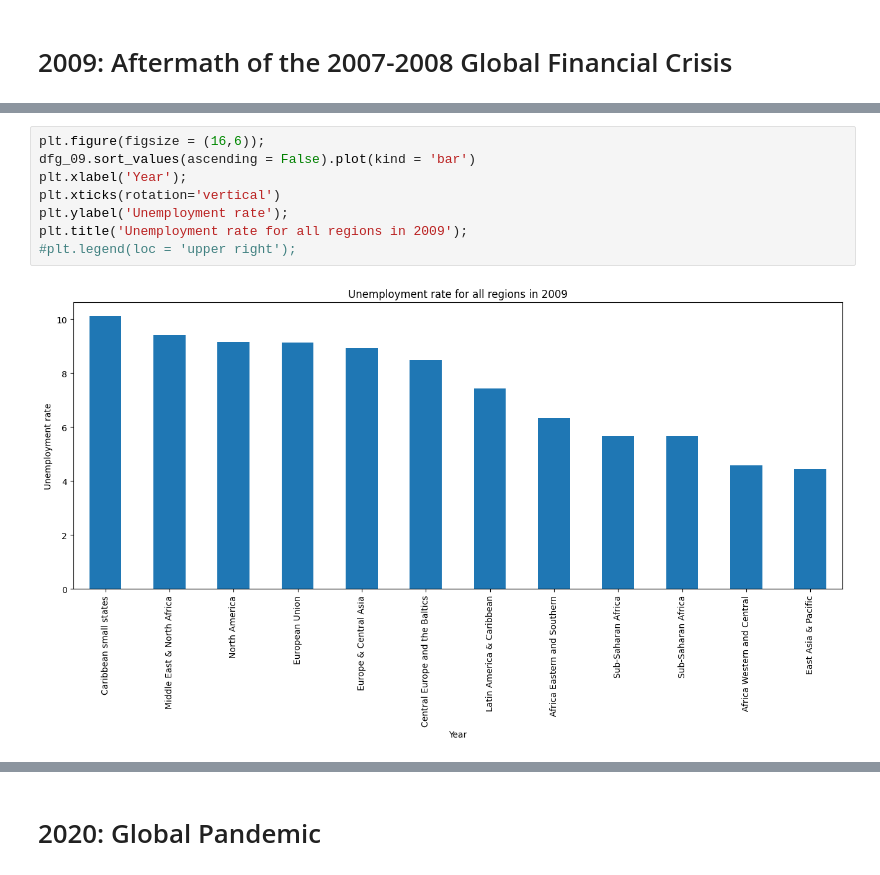
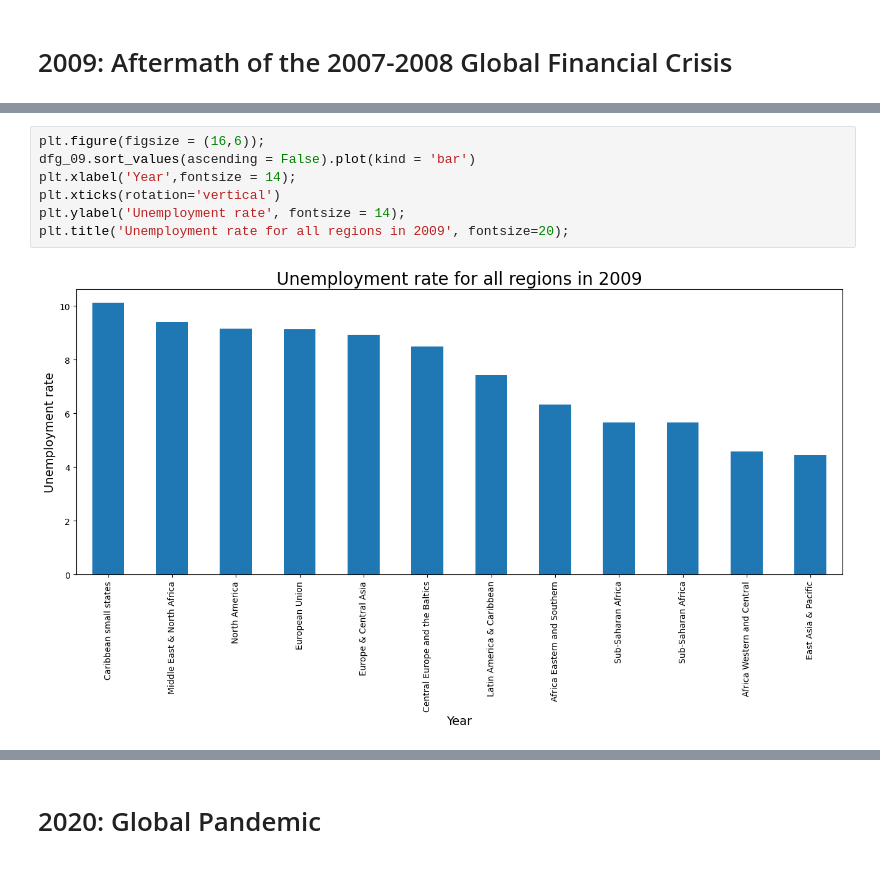
Before and after one commit to lorrespz/Kaggle_Data_Analysis_Projects, a Jupyter notebook: world-unemployment-trend-1991-2021.ipynb, the cells around one changed output, grey strips where cells are left out. Saved outputs shown, nothing was run; the diff lists cells and outputs as text.

Commit message:
Kaggle Notebook | World Unemployment Trend: 1991 - 2021 | Version 7

```diff
--- a/world-unemployment-trend-1991-2021.ipynb
+++ b/world-unemployment-trend-1991-2021.ipynb
@@ -202,10 +172,9 @@ Name: 2009, dtype: float64
 # %%
 plt.figure(figsize = (16,6));
 dfg_09.sort_values(ascending = False).plot(kind = 'bar')
-plt.xlabel('Year');
+plt.xlabel('Year',fontsize = 14);
 plt.xticks(rotation='vertical')
-plt.ylabel('Unemployment rate');
-plt.title('Unemployment rate for all regions in 2009');
-#plt.legend(loc = 'upper right');
+plt.ylabel('Unemployment rate', fontsize = 14);
+plt.title('Unemployment rate for all regions in 2009', fontsize=20);
 # %% [output]
-[figure, old version]
+[figure, new version]
```
Also changed, not shown: parts of 8 cells of this notebook.
